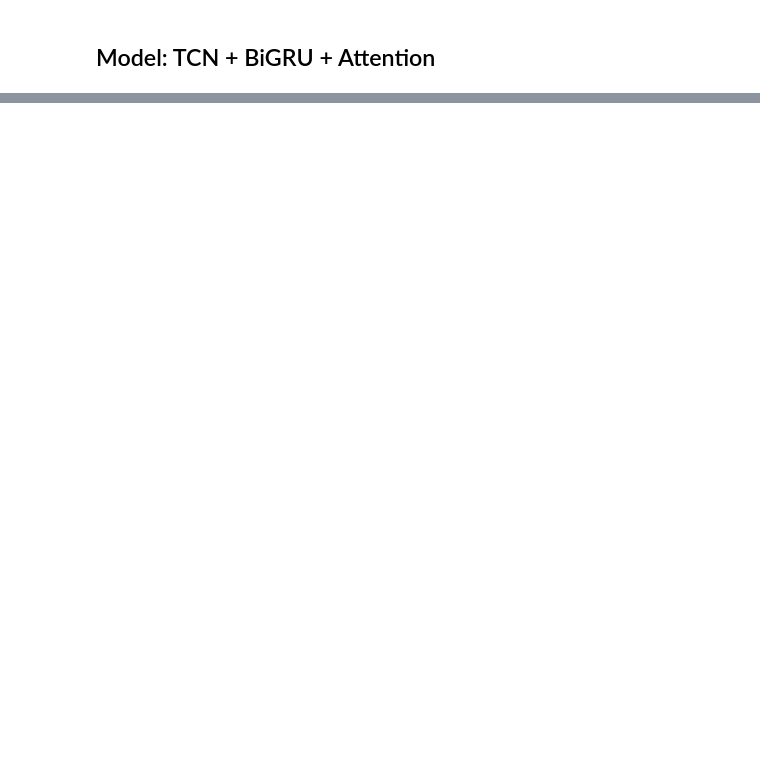
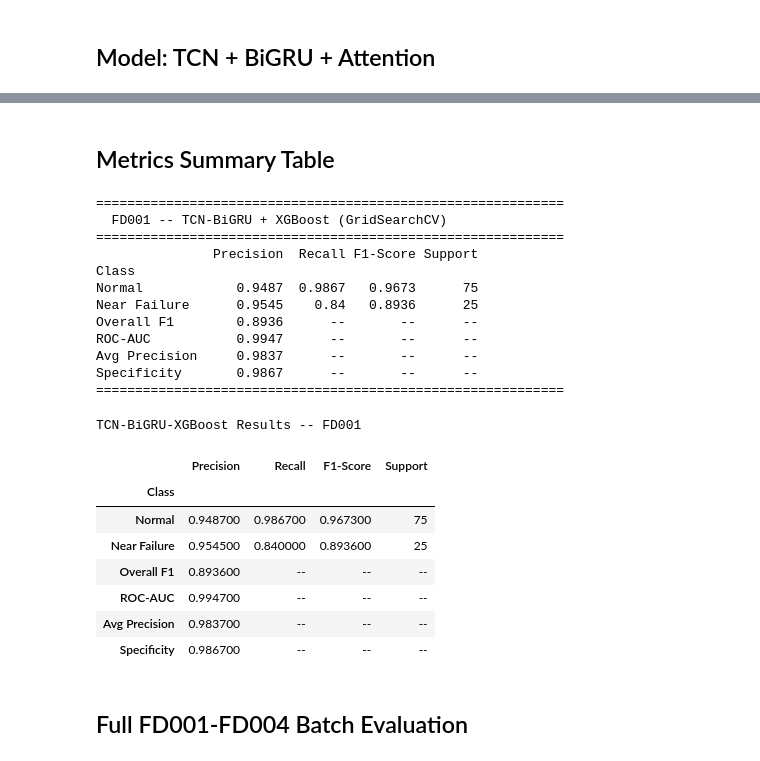
Before and after one commit to dcangundogan/airplanefailureprediction, a Jupyter notebook: tcn_bigru_xgboost_cmapss.ipynb, the cells around one changed output, grey strips where cells are left out. Saved outputs shown, nothing was run; the diff lists cells and outputs as text; code cells hidden in the pictures; blank space fills up the shorter version.

```diff
--- a/tcn_bigru_xgboost_cmapss.ipynb
+++ b/tcn_bigru_xgboost_cmapss.ipynb
@@ -764,0 +739,70 @@ Modeller kaydedildi.
+# %% [markdown]
+## Metrics Summary Table
+# %%
+report_dict = classification_report(
+    y_te, test_preds, target_names=['Normal', 'Near Failure'], output_dict=True)
+
+rows = []
+for cls in ['Normal', 'Near Failure']:
+    rows.append({
+        'Class'    : cls,
+        'Precision': round(report_dict[cls]['precision'], 4),
+        'Recall'   : round(report_dict[cls]['recall'],    4),
+        'F1-Score' : round(report_dict[cls]['f1-score'],  4),
+        'Support'  : int(report_dict[cls]['support']),
+    })
+for name, val in [('Overall F1', f1), ('ROC-AUC', auc),
+                  ('Avg Precision', ap), ('Specificity', spec)]:
+    rows.append({'Class': name, 'Precision': round(val, 4),
+                 'Recall': '--', 'F1-Score': '--', 'Support': '--'})
+
+df_summary = pd.DataFrame(rows).set_index('Class')
+
+print('\n' + '=' * 60)
+print(f'  {FD} -- TCN-BiGRU + XGBoost (GridSearchCV)')
+print('=' * 60)
+print(df_summary.to_string())
+print('=' * 60)
+
+try:
+    from IPython.display import display
+    styled = (
+        df_summary.style
+        .set_caption(f'TCN-BiGRU-XGBoost Results -- {FD}')
+        .set_table_styles([
+            {'selector': 'caption',
+             'props': [('font-size', '14px'), ('font-weight', 'bold')]},
+            {'selector': 'th',
+             'props': [('background-color', '#4472C4'), ('color', 'white'),
+                       ('font-weight', 'bold'), ('text-align', 'center')]},
+            {'selector': 'td',
+             'props': [('text-align', 'center'), ('padding', '6px 12px')]},
+        ])
+    )
+    display(styled)
+except Exception:
+    pass
+# %% [output]
+============================================================
+  FD001 -- TCN-BiGRU + XGBoost (GridSearchCV)
+============================================================
+               Precision  Recall F1-Score Support
+Class
+Normal            0.9487  0.9867   0.9673      75
+Near Failure      0.9545    0.84   0.8936      25
+Overall F1        0.8936      --       --      --
+ROC-AUC           0.9947      --       --      --
+Avg Precision     0.9837      --       --      --
+Specificity       0.9867      --       --      --
+============================================================
+TCN-BiGRU-XGBoost Results -- FD001
+|  | Precision | Recall | F1-Score | Support |
+| Class |  |  |  |  |
+| Normal | 0.948700 | 0.986700 | 0.967300 | 75 |
+| Near Failure | 0.954500 | 0.840000 | 0.893600 | 25 |
+| Overall F1 | 0.893600 | -- | -- | -- |
+| ROC-AUC | 0.994700 | -- | -- | -- |
+| Avg Precision | 0.983700 | -- | -- | -- |
+| Specificity | 0.986700 | -- | -- | -- |
+# %% [markdown]
+## Full FD001-FD004 Batch Evaluation
```
Also changed, not shown: parts of 49 cells of this notebook.
